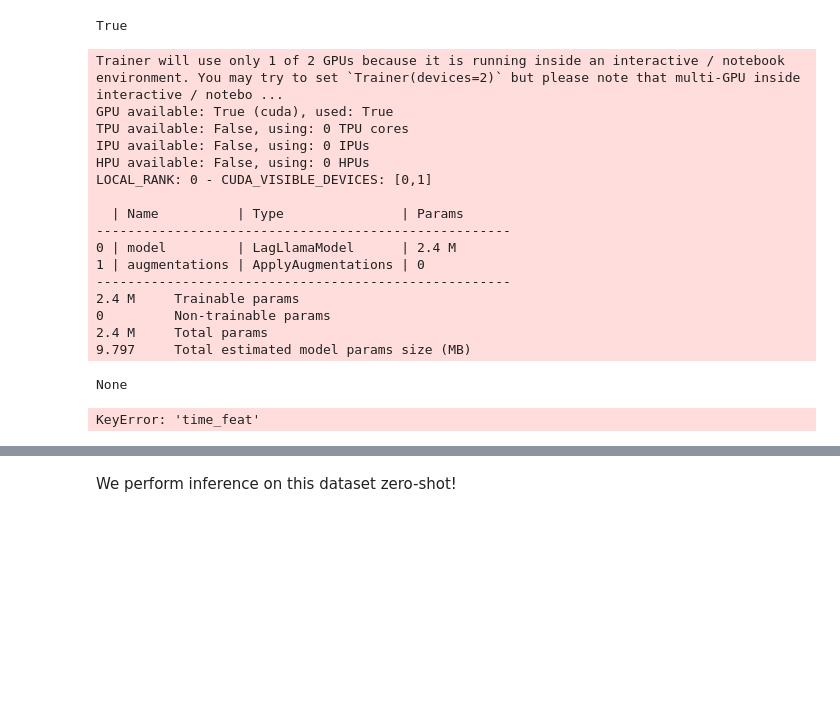
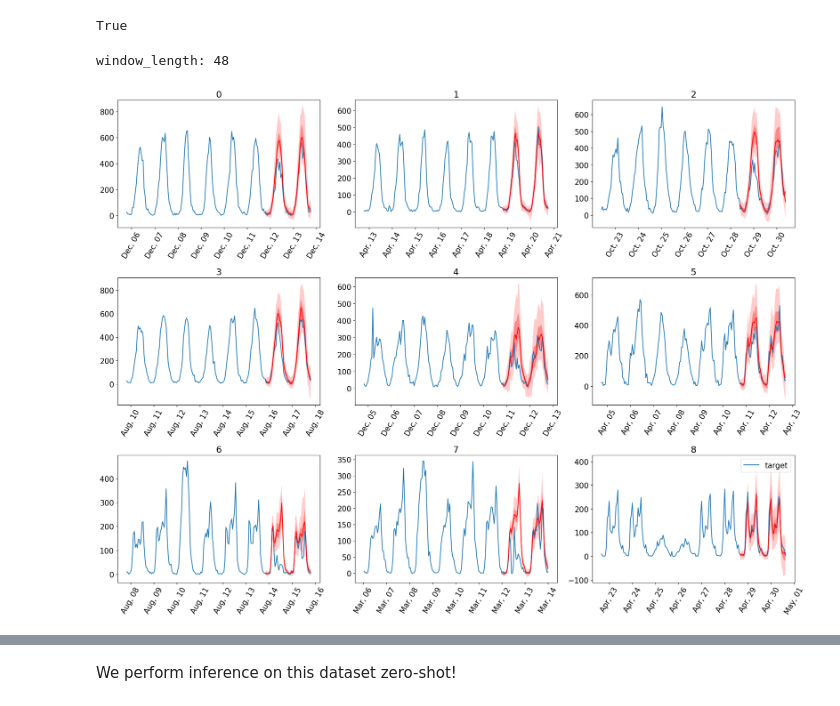
Before and after one commit to Nicols0Mart/lag-llama-distillation, a Jupyter notebook: Lag_Llama_Demo(1).ipynb, the cells around one changed output, grey strips where cells are left out. Drawn from its saved outputs; the diff is of its cells as text; code cells hidden in the pictures; blank space fills up the shorter version.

```diff
--- a/Lag_Llama_Demo(1).ipynb
+++ b/Lag_Llama_Demo(1).ipynb
@@ -109,0 +141,5 @@ predictor = estimator.create_predictor(transformation, lightning_module)
+# %%
+from pytorch_lightning import Trainer
+trainer = Trainer(max_epochs=500)
+# trainer.fit(lightning_module, estimator.create_trainer_dl(dataset.train, lightning_module))
+estimator.train(dataset.train, ckpt_path="/home/seyed/PycharmProjects/step/lag-llama/lightning_logs/version_111/checkpoints/epoch=374-step=37002.ckpt")
@@ -116,26 +202,34 @@ print(next(iter(dataset.train)), "\n" ,next(iter(dataset.test)))
 estimator_args["time_feat"]
 # %% [output]
 True
-# %%
-from pytorch_lightning import Trainer
-trainer = Trainer(max_epochs=100)
-trainer.fit(lightning_module, estimator.create_training_data_loader(dataset.train, lightning_module))
-# %% [output]
-Trainer will use only 1 of 2 GPUs because it is running inside an interactive / notebook environment. You may try to set `Trainer(devices=2)` but please note that multi-GPU inside interactive / notebo ...
-GPU available: True (cuda), used: True
-TPU available: False, using: 0 TPU cores
-IPU available: False, using: 0 IPUs
-HPU available: False, using: 0 HPUs
-LOCAL_RANK: 0 - CUDA_VISIBLE_DEVICES: [0,1]
-
-  | Name          | Type               | Params
------------------------------------------------------
-0 | model         | LagLlamaModel      | 2.4 M
-1 | augmentations | ApplyAugmentations | 0
------------------------------------------------------
-2.4 M     Trainable params
-0         Non-trainable params
-2.4 M     Total params
-9.797     Total estimated model params size (MB)
-None
-KeyError: 'time_feat'
+# %%
+predictor = estimator.create_predictor(transformation, lightning_module)
+# %%
+forecast_it, ts_it = make_evaluation_predictions(
+    dataset=backtest_dataset,
+    predictor=predictor,
+    num_samples=500,
+)
+# %% [output]
+window_length: 48
+# %%
+forecasts = list(forecast_it)
+tss = list(ts_it)
+plt.figure(figsize=(20, 15))
+date_formater = mdates.DateFormatter('%b, %d')
+plt.rcParams.update({'font.size': 15})
+
+for idx, (forecast, ts) in islice(enumerate(zip(forecasts, tss)), 9):
+    ax = plt.subplot(3, 3, idx+1)
+
+    plt.plot(ts[-4 * dataset.metadata.prediction_length:].to_timestamp(), label="target", )
+    forecast.plot( color='r')
+    plt.xticks(rotation=60)
+    ax.xaxis.set_major_formatter(date_formater)
+    ax.set_title(forecast.item_id)
+
+plt.gcf().tight_layout()
+plt.legend()
+plt.show()
+# %% [output]
+[figure, added]
```
Also changed, not shown: parts of 9 cells of this notebook, 5 other files.
